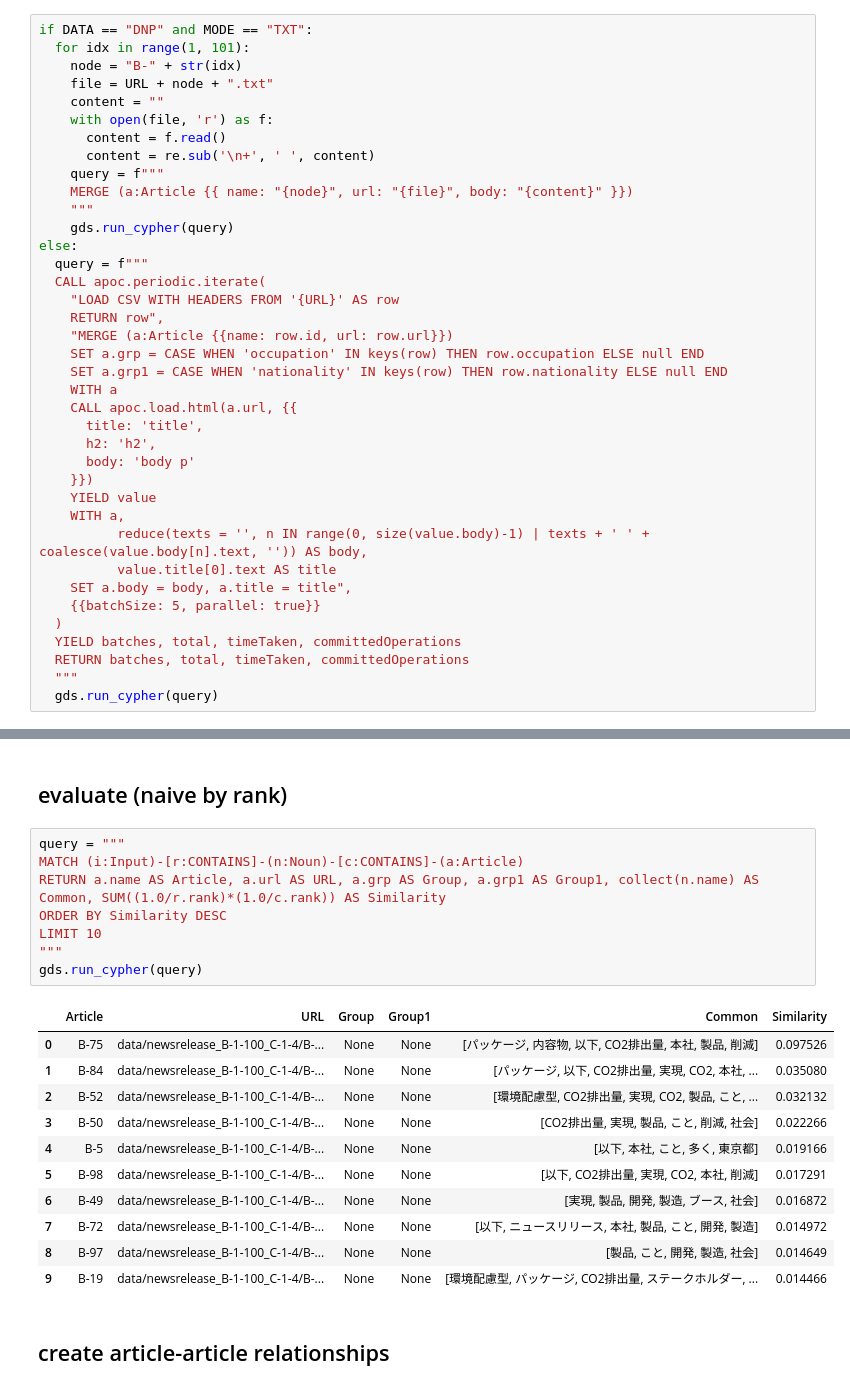
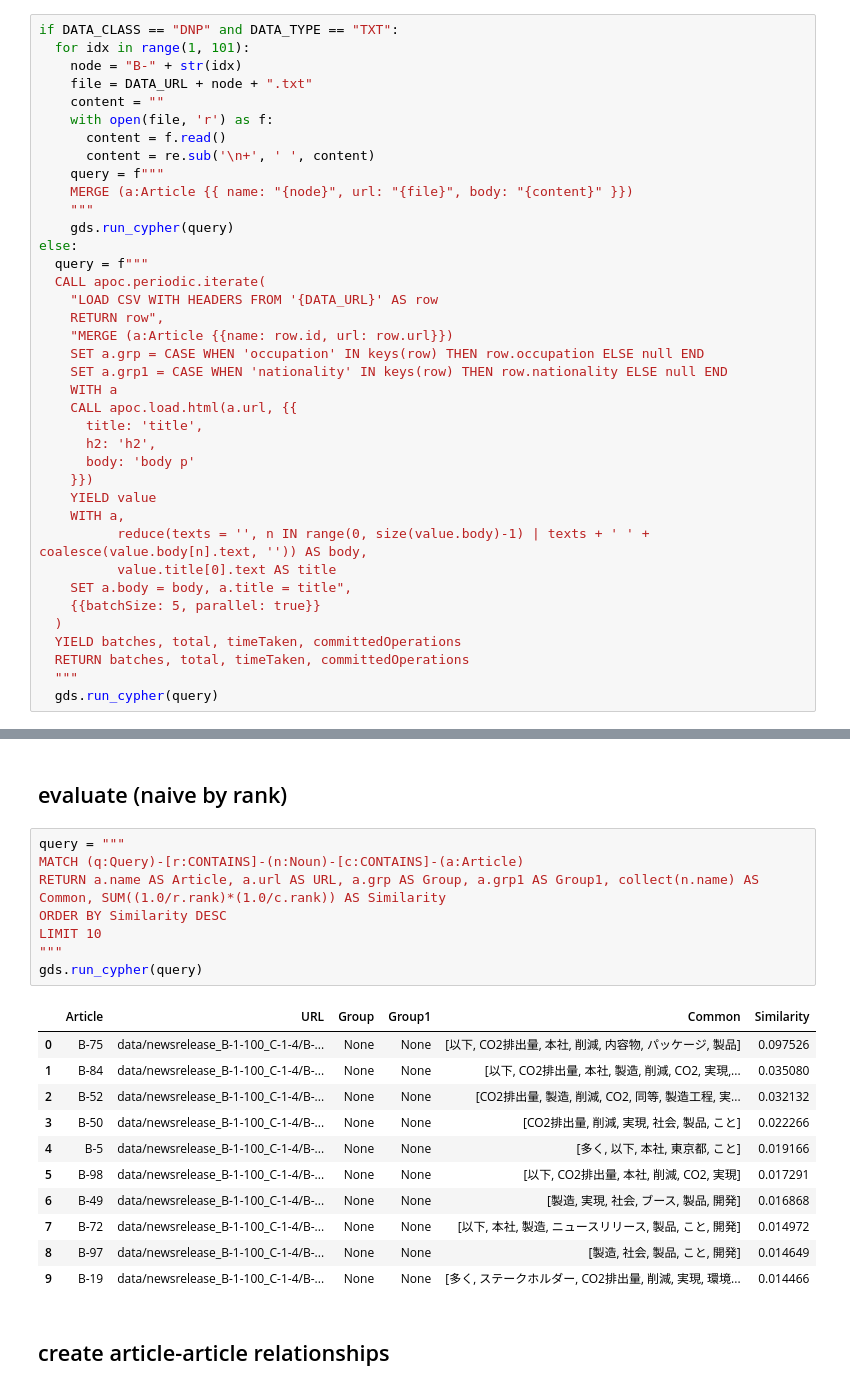
Before and after one commit to smallcat9603/graph, a Jupyter notebook: dnp/kg/neo4j.ipynb, the cells around one changed output, grey strips where cells are left out. Saved outputs shown, nothing was run; the diff lists cells and outputs as text.

```diff
--- a/dnp/kg/neo4j.ipynb
+++ b/dnp/kg/neo4j.ipynb
@@ -133,10 +133,10 @@ gds.run_cypher(query)
 # %% [markdown]
 ## create url nodes (article, person, ...)
 # %%
-if DATA == "DNP" and MODE == "TXT":
+if DATA_CLASS == "DNP" and DATA_TYPE == "TXT":
   for idx in range(1, 101):
     node = "B-" + str(idx)
-    file = URL + node + ".txt"
+    file = DATA_URL + node + ".txt"
     content = ""
     with open(file, 'r') as f:
       content = f.read()
@@ -148,7 +148,7 @@ if DATA == "DNP" and MODE == "TXT":
 else:
   query = f"""
   CALL apoc.periodic.iterate(
-    "LOAD CSV WITH HEADERS FROM '{URL}' AS row
+    "LOAD CSV WITH HEADERS FROM '{DATA_URL}' AS row
     RETURN row",
     "MERGE (a:Article {{name: row.id, url: row.url}})
     SET a.grp = CASE WHEN 'occupation' IN keys(row) THEN row.occupation ELSE null END
@@ -294,24 +294,24 @@ gds.run_cypher(query, {'nphrase': nphrase})
 ## evaluate (naive by rank)
 # %%
 query = """
-MATCH (i:Input)-[r:CONTAINS]-(n:Noun)-[c:CONTAINS]-(a:Article)
+MATCH (q:Query)-[r:CONTAINS]-(n:Noun)-[c:CONTAINS]-(a:Article)
 RETURN a.name AS Article, a.url AS URL, a.grp AS Group, a.grp1 AS Group1, collect(n.name) AS Common, SUM((1.0/r.rank)*(1.0/c.rank)) AS Similarity
 ORDER BY Similarity DESC
 LIMIT 10
 """
 gds.run_cypher(query)
 # %% [output]
 |  | Article | URL | Group | Group1 | Common | Similarity |
-| 0 | B-75 | data/newsrelease_B-1-100_C-1-4/B-... | None | None | [パッケージ, 内容物, 以下, CO2排出量, 本社, 製品, 削減] | 0.097526 |
-| 1 | B-84 | data/newsrelease_B-1-100_C-1-4/B-... | None | None | [パッケージ, 以下, CO2排出量, 実現, CO2, 本社, ... | 0.035080 |
-| 2 | B-52 | data/newsrelease_B-1-100_C-1-4/B-... | None | None | [環境配慮型, CO2排出量, 実現, CO2, 製品, こと, ... | 0.032132 |
-| 3 | B-50 | data/newsrelease_B-1-100_C-1-4/B-... | None | None | [CO2排出量, 実現, 製品, こと, 削減, 社会] | 0.022266 |
-| 4 | B-5 | data/newsrelease_B-1-100_C-1-4/B-... | None | None | [以下, 本社, こと, 多く, 東京都] | 0.019166 |
-| 5 | B-98 | data/newsrelease_B-1-100_C-1-4/B-... | None | None | [以下, CO2排出量, 実現, CO2, 本社, 削減] | 0.017291 |
-| 6 | B-49 | data/newsrelease_B-1-100_C-1-4/B-... | None | None | [実現, 製品, 開発, 製造, ブース, 社会] | 0.016872 |
-| 7 | B-72 | data/newsrelease_B-1-100_C-1-4/B-... | None | None | [以下, ニュースリリース, 本社, 製品, こと, 開発, 製造] | 0.014972 |
-| 8 | B-97 | data/newsrelease_B-1-100_C-1-4/B-... | None | None | [製品, こと, 開発, 製造, 社会] | 0.014649 |
-| 9 | B-19 | data/newsrelease_B-1-100_C-1-4/B-... | None | None | [環境配慮型, パッケージ, CO2排出量, ステークホルダー, ... | 0.014466 |
+| 0 | B-75 | data/newsrelease_B-1-100_C-1-4/B-... | None | None | [以下, CO2排出量, 本社, 削減, 内容物, パッケージ, 製品] | 0.097526 |
+| 1 | B-84 | data/newsrelease_B-1-100_C-1-4/B-... | None | None | [以下, CO2排出量, 本社, 製造, 削減, CO2, 実現,... | 0.035080 |
+| 2 | B-52 | data/newsrelease_B-1-100_C-1-4/B-... | None | None | [CO2排出量, 製造, 削減, CO2, 同等, 製造工程, 実... | 0.032132 |
+| 3 | B-50 | data/newsrelease_B-1-100_C-1-4/B-... | None | None | [CO2排出量, 削減, 実現, 社会, 製品, こと] | 0.022266 |
+| 4 | B-5 | data/newsrelease_B-1-100_C-1-4/B-... | None | None | [多く, 以下, 本社, 東京都, こと] | 0.019166 |
+| 5 | B-98 | data/newsrelease_B-1-100_C-1-4/B-... | None | None | [以下, CO2排出量, 本社, 削減, CO2, 実現] | 0.017291 |
+| 6 | B-49 | data/newsrelease_B-1-100_C-1-4/B-... | None | None | [製造, 実現, 社会, ブース, 製品, 開発] | 0.016868 |
+| 7 | B-72 | data/newsrelease_B-1-100_C-1-4/B-... | None | None | [以下, 本社, 製造, ニュースリリース, 製品, こと, 開発] | 0.014972 |
+| 8 | B-97 | data/newsrelease_B-1-100_C-1-4/B-... | None | None | [製造, 社会, 製品, こと, 開発] | 0.014649 |
+| 9 | B-19 | data/newsrelease_B-1-100_C-1-4/B-... | None | None | [多く, ステークホルダー, CO2排出量, 削減, 実現, 環境... | 0.014466 |
 # %% [markdown]
 ## create article-article relationships
 # %%
```
Also changed, not shown: parts of 23 cells of this notebook.
